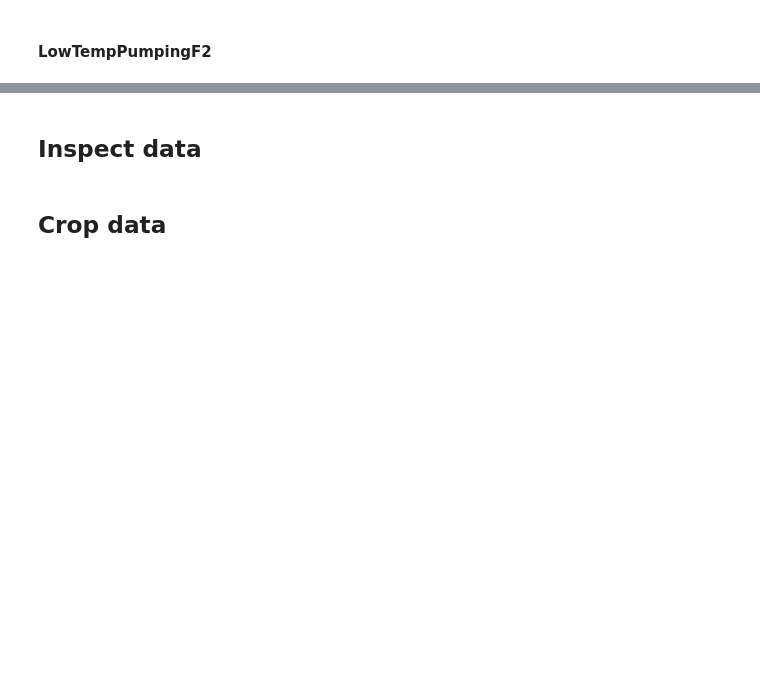
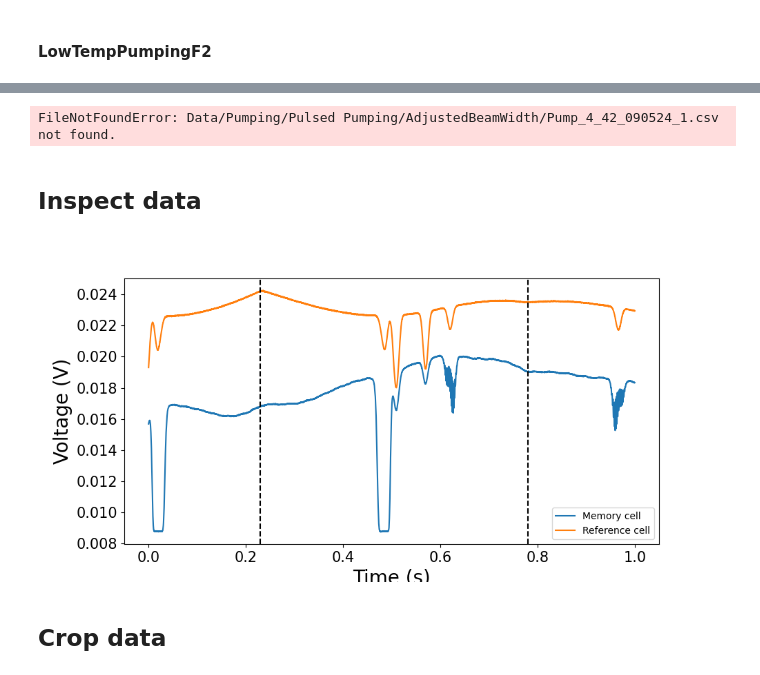
Before and after one commit to mik500/PQI_Imperial_Thesis, a Jupyter notebook: ElecSus_fitting/elecsus_mem_ref_fitting_pumping.ipynb, the cells around one changed output, grey strips where cells are left out. Drawn from its saved outputs; the diff is of its cells as text; code cells hidden in the pictures; blank space fills up the shorter version.

```diff
--- a/ElecSus_fitting/elecsus_mem_ref_fitting_pumping.ipynb
+++ b/ElecSus_fitting/elecsus_mem_ref_fitting_pumping.ipynb
@@ -210,0 +240,16 @@ Time = np.linspace(0, 1, len(Rb_spectrum_reference))
+# %%
+T = 42
+I = 4
+reference_name = f'Pump_{I}_{T}_090524_1.csv'
+pump_name = f'Pump_{I}_{T}_090524_4.csv'
+path_to_data = 'Data/Pumping/Pulsed Pumping/AdjustedBeamWidth/'
+Rb_spectrum_reference = np.loadtxt(path_to_data + reference_name, delimiter=',', skiprows=2)
+Rb_spectrum_memory = np.loadtxt(path_to_data + pump_name, delimiter=',', skiprows=2)
+
+# Rb_spectrum_reference = np.flipud(Rb_spectrum_reference)
+# Rb_spectrum_memory = np.flipud(Rb_spectrum_memory)
+Time = np.linspace(0, 1, len(Rb_spectrum_reference))
+
+path
+# %% [output]
+FileNotFoundError: Data/Pumping/Pulsed Pumping/AdjustedBeamWidth/Pump_4_42_090524_1.csv not found.
@@ -211,14 +306,22 @@ Time = np.linspace(0, 1, len(Rb_spectrum_reference))
 # %% [markdown]
 ## Inspect data
 # %%
+# Crop data
+crop_start = int(23/100 * len(Time))
+crop_end = int(78/100 * len(Time))
+
 # Plot data
 plt.figure(figsize=(10,5))
 plt.plot(Time, Rb_spectrum_memory[:,1], label='Memory cell')
 plt.plot(Time, Rb_spectrum_reference[:,1], label='Reference cell')
+plt.axvline(Time[crop_start], color='k', linestyle='--')
+plt.axvline(Time[crop_end], color='k', linestyle='--')
 plt.xlabel('Time (s)')
 plt.ylabel('Voltage (V)')
 plt.legend()
 plt.show()
+# %% [output]
+[figure, added]
 # %% [markdown]
 ## Crop data
 # %%
```
Also changed, not shown: parts of 24 cells of this notebook, 25 other files.
